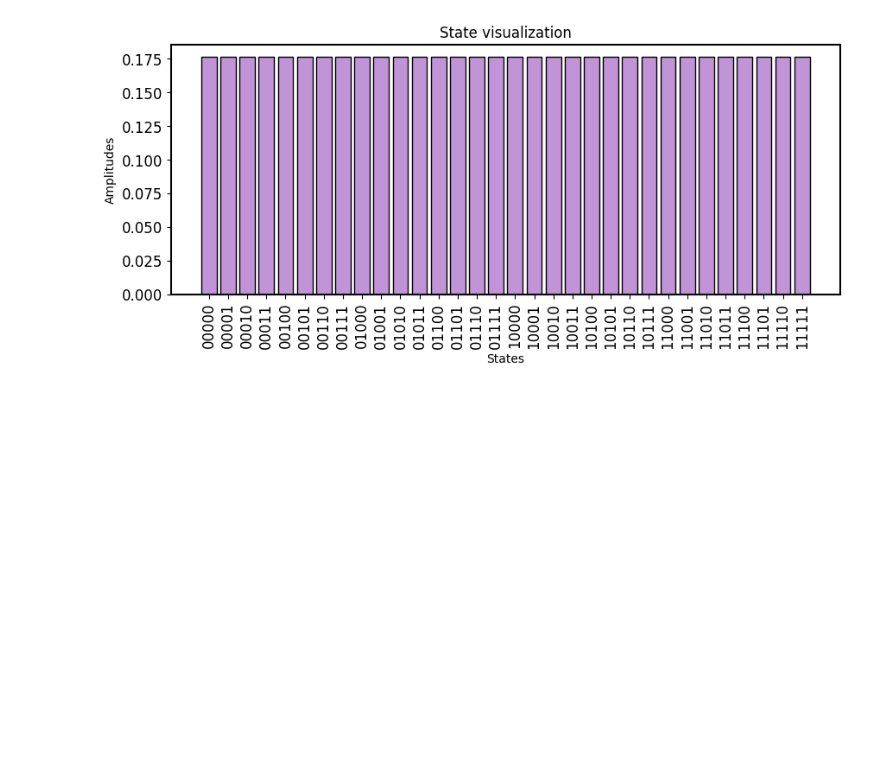
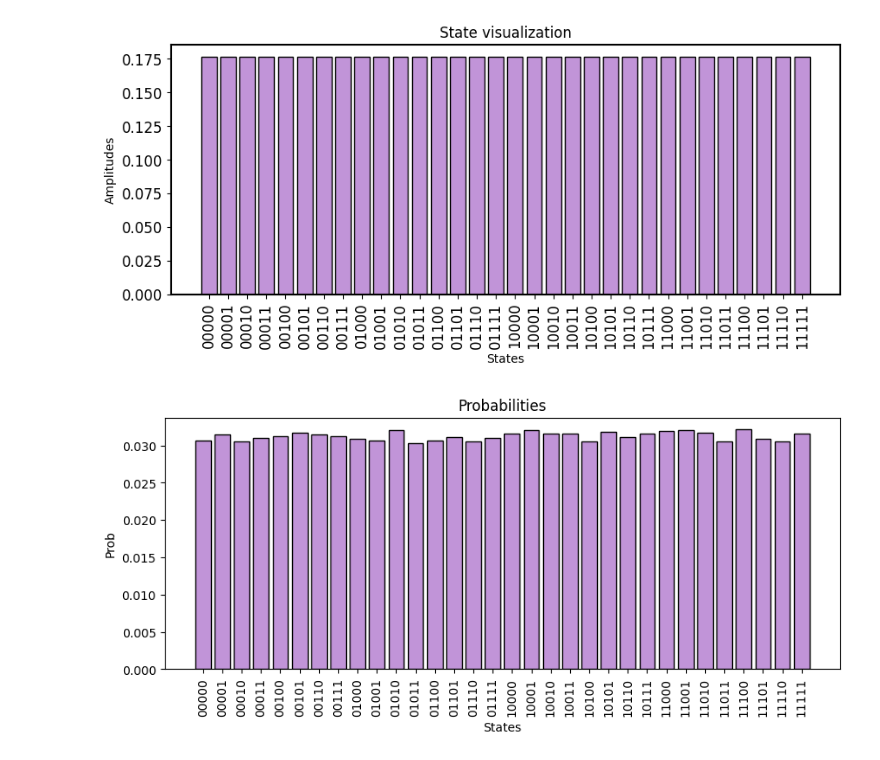
Before and after one commit to gabrielefrn/qc-minicourse, a Jupyter notebook: Grover.ipynb, the cells around one changed output. Drawn from its saved outputs; the diff is of its cells as text; code cells hidden in the pictures; blank space fills up the shorter version.

```diff
--- a/Grover.ipynb
+++ b/Grover.ipynb
@@ -136,3 +136,9 @@ q5: ─X─H───
 plotscripts.plot_input_register_amplitudes(c().state())
 # %% [output]
 [figure]
+# %%
+plotscripts.plot_grover_probabilities(c, nshots)
+
+#fluctuatinons due to noise
+# %% [output]
+[figure, added]
```
Also changed, not shown: parts of 1 cell of this notebook.
